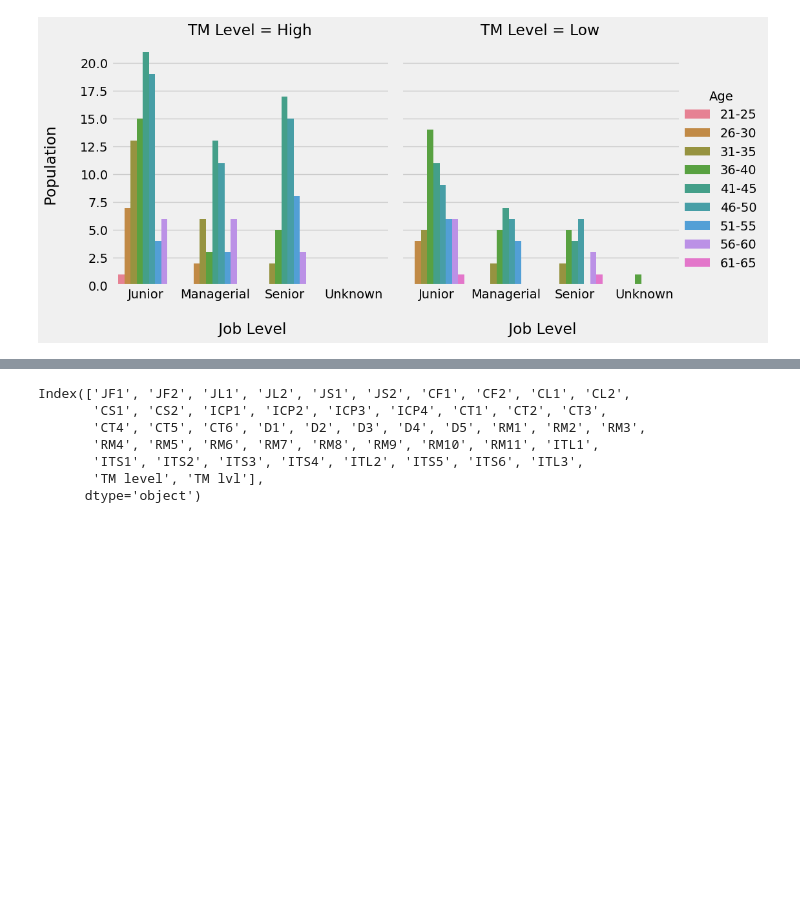
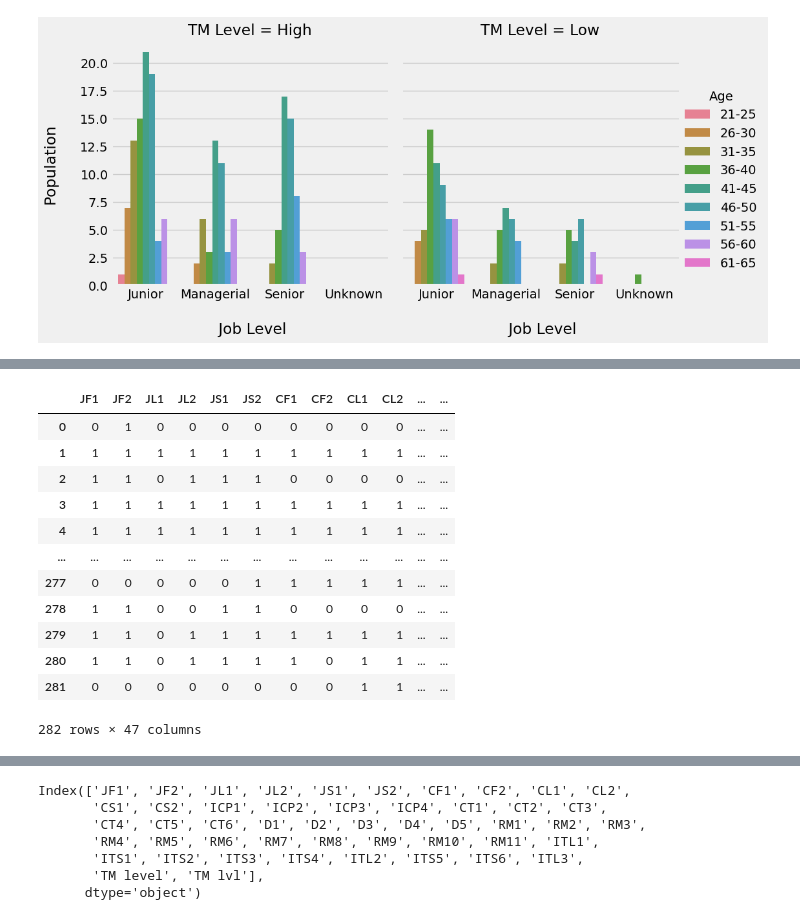
Before and after one commit to pjcroxas/Talent-Retention-in-Railway-Workforce, a Jupyter notebook: Comprehensive_Data_Analysis_Railway_Workforce_Retention.ipynb, the cells around one changed output, grey strips where cells are left out. Saved outputs shown, nothing was run; the diff lists cells and outputs as text; code cells hidden in the pictures; blank space fills up the shorter version.

```diff
--- a/Comprehensive_Data_Analysis_Railway_Workforce_Retention.ipynb
+++ b/Comprehensive_Data_Analysis_Railway_Workforce_Retention.ipynb
@@ -742,0 +751,16 @@ Text(0.5, 44.000000000000014, 'Job Level')
+# %%
+ret_feat_process
+# %% [output]
+|  | JF1 | JF2 | JL1 | JL2 | JS1 | JS2 | CF1 | CF2 | CL1 | CL2 | ... | ... |
+| 0 | 0 | 1 | 0 | 0 | 0 | 0 | 0 | 0 | 0 | 0 | ... | ... |
+| 1 | 1 | 1 | 1 | 1 | 1 | 1 | 1 | 1 | 1 | 1 | ... | ... |
+| 2 | 1 | 1 | 0 | 1 | 1 | 1 | 0 | 0 | 0 | 0 | ... | ... |
+| 3 | 1 | 1 | 1 | 1 | 1 | 1 | 1 | 1 | 1 | 1 | ... | ... |
+| 4 | 1 | 1 | 1 | 1 | 1 | 1 | 1 | 1 | 1 | 1 | ... | ... |
+| ... | ... | ... | ... | ... | ... | ... | ... | ... | ... | ... | ... | ... |
+| 277 | 0 | 0 | 0 | 0 | 0 | 1 | 1 | 1 | 1 | 1 | ... | ... |
+| 278 | 1 | 1 | 0 | 0 | 1 | 1 | 0 | 0 | 0 | 0 | ... | ... |
+| 279 | 1 | 1 | 0 | 1 | 1 | 1 | 1 | 1 | 1 | 1 | ... | ... |
+| 280 | 1 | 1 | 0 | 1 | 1 | 1 | 1 | 0 | 1 | 1 | ... | ... |
+| 281 | 0 | 0 | 0 | 0 | 0 | 0 | 0 | 0 | 1 | 1 | ... | ... |
+282 rows × 47 columns
```
Also changed, not shown: parts of 60 cells of this notebook.
